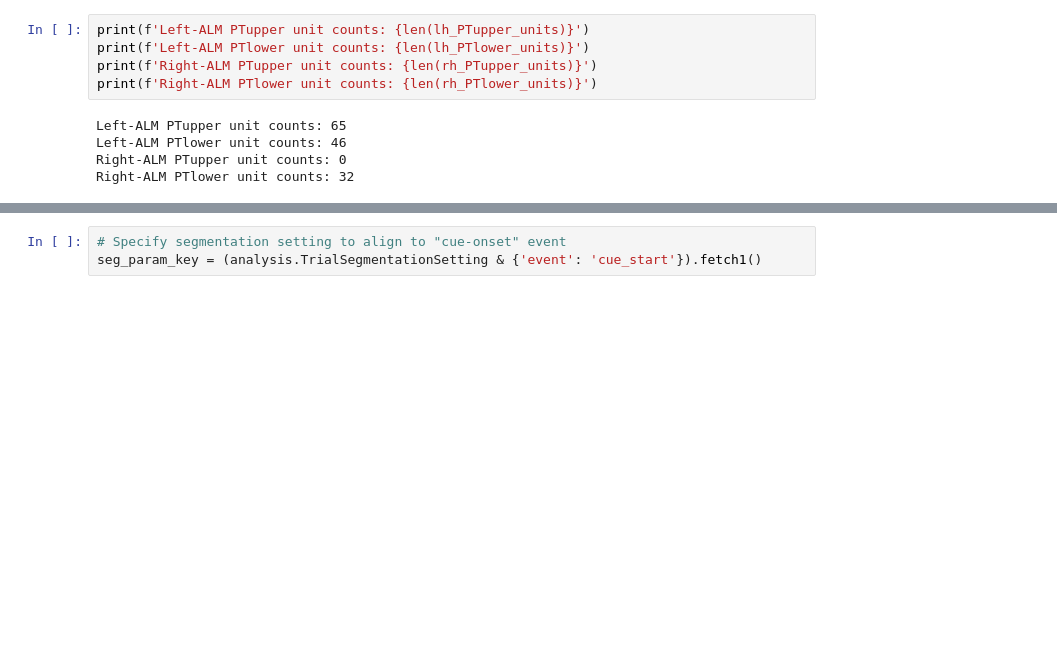
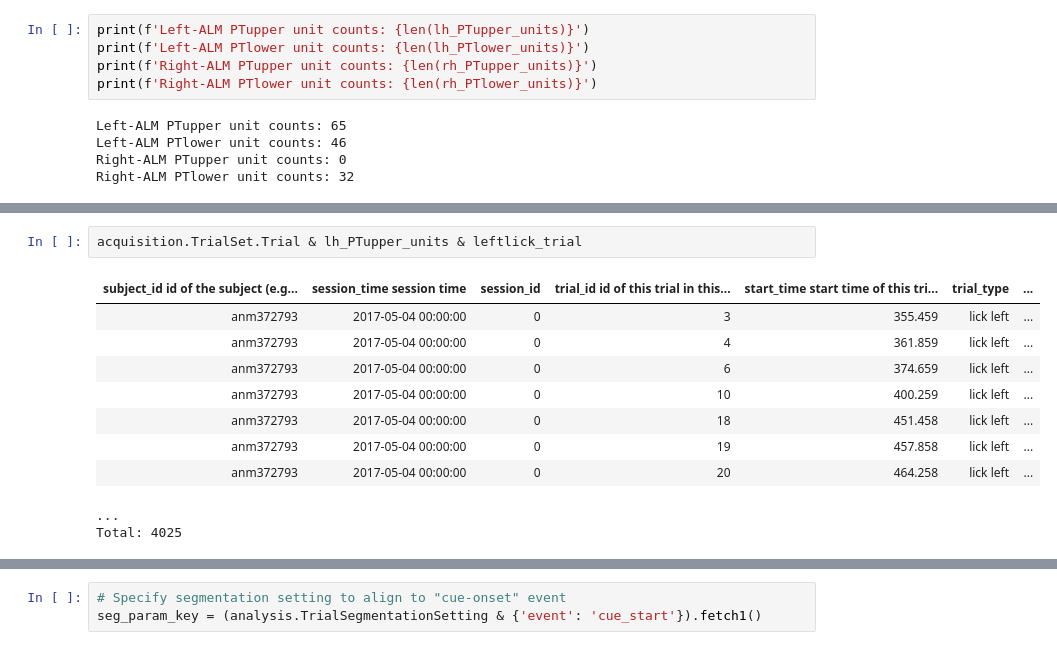
Before and after one commit to datajoint-company/DJ-NWB-Economo-2018, a Jupyter notebook: notebooks/Economo-2018-examples.ipynb, the cells around one changed output, grey strips where cells are left out. Saved outputs shown, nothing was run; the diff lists cells and outputs as text; blank space fills up the shorter version.

```diff
--- a/notebooks/Economo-2018-examples.ipynb
+++ b/notebooks/Economo-2018-examples.ipynb
@@ -56,0 +79,13 @@ Right-ALM PTlower unit counts: 32
+# %%
+acquisition.TrialSet.Trial & lh_PTupper_units & leftlick_trial
+# %% [output]
+| subject_id id of the subject (e.g... | session_time session time | session_id | trial_id id of this trial in this... | start_time start time of this tri... | trial_type | ... |
+| anm372793 | 2017-05-04 00:00:00 | 0 | 3 | 355.459 | lick left | ... |
+| anm372793 | 2017-05-04 00:00:00 | 0 | 4 | 361.859 | lick left | ... |
+| anm372793 | 2017-05-04 00:00:00 | 0 | 6 | 374.659 | lick left | ... |
+| anm372793 | 2017-05-04 00:00:00 | 0 | 10 | 400.259 | lick left | ... |
+| anm372793 | 2017-05-04 00:00:00 | 0 | 18 | 451.458 | lick left | ... |
+| anm372793 | 2017-05-04 00:00:00 | 0 | 19 | 457.858 | lick left | ... |
+| anm372793 | 2017-05-04 00:00:00 | 0 | 20 | 464.258 | lick left | ... |
+...
+Total: 4025
```
Also changed, not shown: parts of 11 cells of this notebook.
